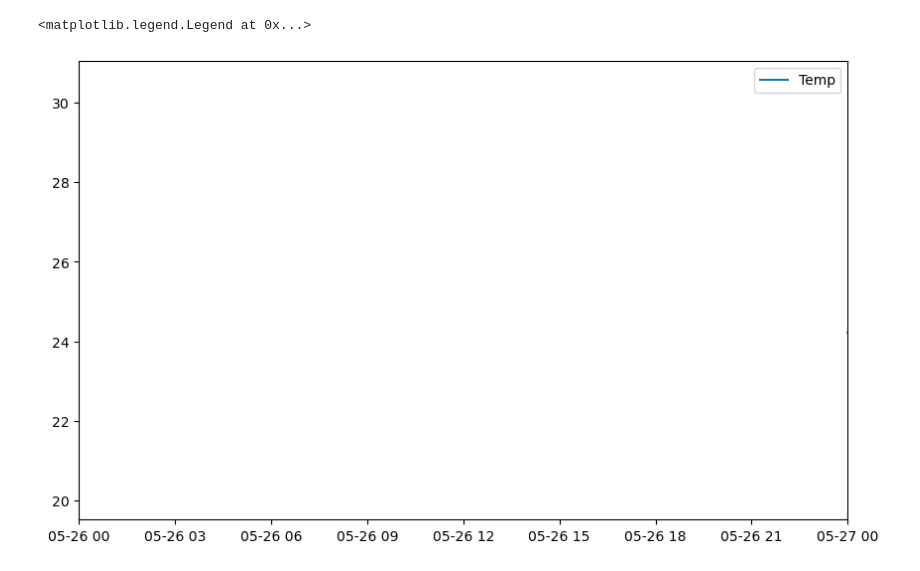
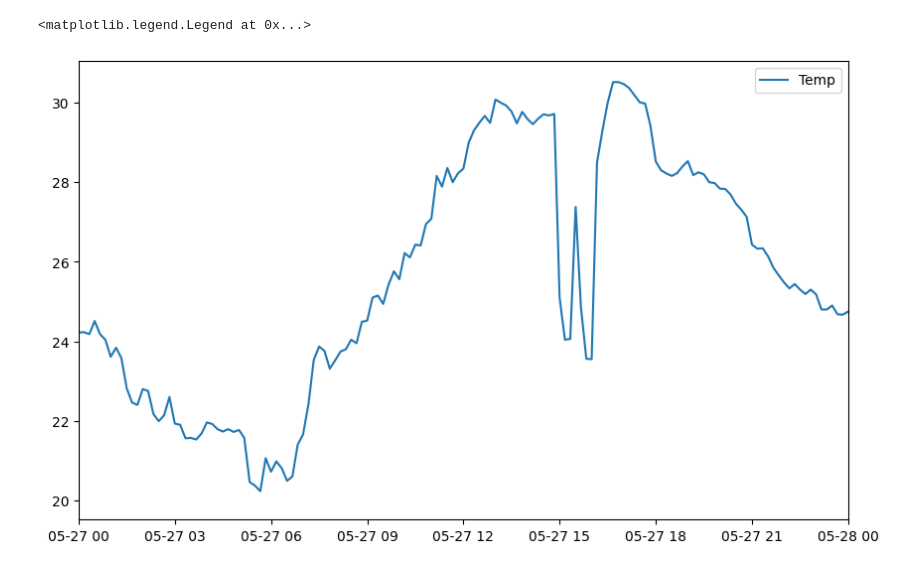
Before and after one commit to Johan23Vasquez/limpiezaDataset, a Jupyter notebook: notebooks/004_analisis_Datos_Concatenados.ipynb, the cells around one changed output. Drawn from its saved outputs; the diff is of its cells as text; code cells hidden in the pictures.

```diff
--- a/notebooks/004_analisis_Datos_Concatenados.ipynb
+++ b/notebooks/004_analisis_Datos_Concatenados.ipynb
@@ -14,19 +26,20 @@ may_torre = pd.read_parquet(archivo_may_torre)
 # %%
 #GRAFICA DE PROMEDIOS CADA 10 MINUTOS
 fig, ax = plt.subplots(figsize=(10, 6))
 
-f1 = pd.to_datetime("2026-05-26")
+f1 = pd.to_datetime("2026-05-27")
 f2 = f1 + pd.Timedelta("24h")
 
 
 
 ax.plot(may_torre["Temp"].resample('10min').mean(), label='Temp')
 ax.set_xlim(f1, f2)
 
+
 ax.legend()
 # %% [output]
 <matplotlib.legend.Legend at 0x...>
-[figure, old version]
+[figure, new version]
 # %%
 
 #GRAFICAS EN SUBPANELES
```
Also changed, not shown: parts of 4 cells of this notebook, 2 other files.
